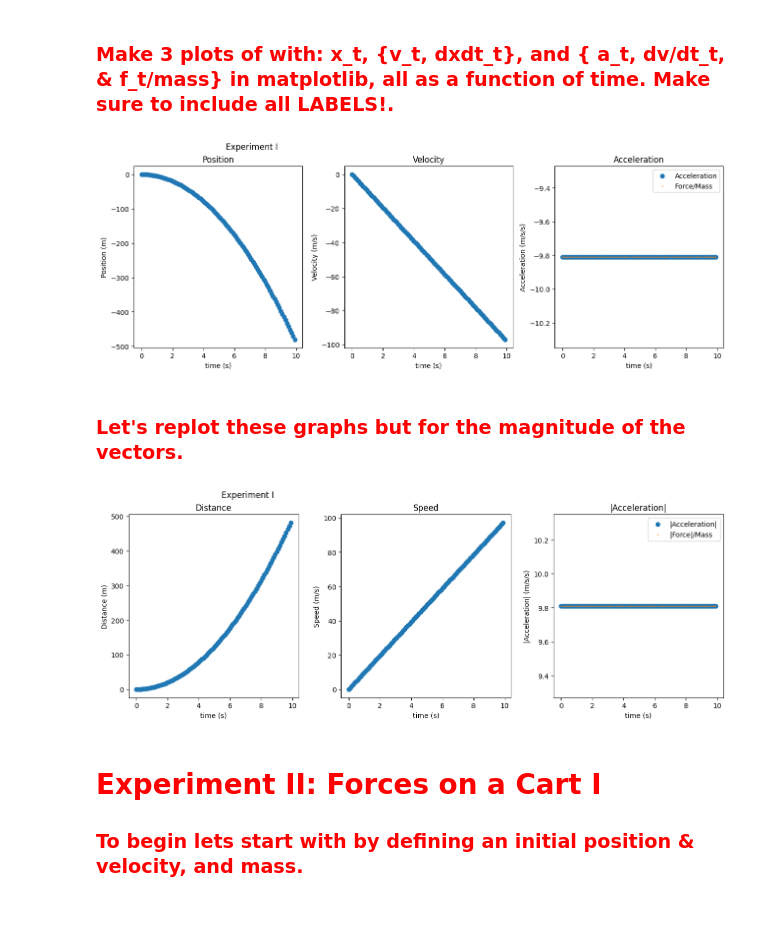
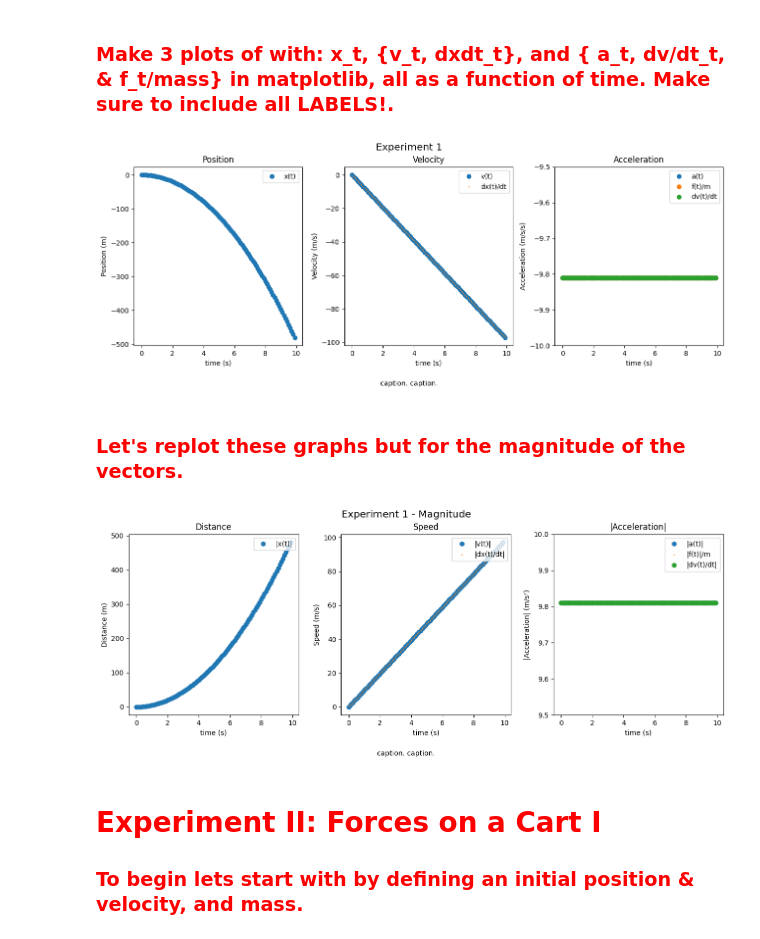
Before and after one commit to CalebAnderson22/PHY122, a Jupyter notebook: N2L_Anderson.ipynb, the cells around one changed output. Drawn from its saved outputs; the diff is of its cells as text; code cells hidden in the pictures; blank space fills up the shorter version.

```diff
--- a/N2L_Anderson.ipynb
+++ b/N2L_Anderson.ipynb
@@ -64,7 +66,7 @@ R_tx[0] = x_0 ## initialize the 0th position-trajectory entry to the initial-pos
 V_tx[0] = v_0 ## initialize the 0th velocity-trajectory entry to the initial-velocity
 A_tx[0] = f_gravity[0] / m ## initialize the 0th acceleration-trajectory entry according to Newton's 2nd Law
 for t in range(1, len(T)): ## iteratively run algorithm for all entries (for all time, excluding time 0)
-  R_tx[t] = R_tx[t-1] + V_tx[t-1] * dt + 0.5 * A_tx[t-1] * dt*dt ## Velocity-Verlet Step 1 : find new position from old data
+  R_tx[t] = R_tx[t-1] + V_tx[t-1] * dt + 0.5 * A_tx[t-1] * dt**2 ## Velocity-Verlet Step 1 : find new position from old data
   A_tx[t] = f_gravity[t-1] / m ## determine the t-th acceleration entry according to Newton's 2nd Law of the t-th force/mass
   V_tx[t] = V_tx[t-1] + 0.5 * ( A_tx[t-1] + A_tx[t] ) * dt ## Velocity-Verlet Step 3 : find new velociy from old data & new accleration
 # %% [markdown]
@@ -78,50 +80,69 @@ dVdt_tx = d(V_tx)/dt ## take numerical-time-derivative of the aforementioned vel
 ###   <font color='Red'> Make 3 plots of with: x_t, \{v_t, dxdt_t\}, and \{ a_t, dv/dt_t, & f_t/mass\} in matplotlib, all as a function of time. Make sure to include all LABELS!. </font>
 # %%
 fig, (ax1, ax2, ax3) = plt.subplots(1, 3)
-fig.suptitle('Experiment I')
-fig.subplots_adjust(hspace=0.01, wspace=0.25, right=2)
 
-ax1.scatter(T, R_tx[:,0])
+fig.text(1, 1, "Experiment 1", ha='center', fontsize='x-large')
+fig.subplots_adjust(hspace=0.01, wspace=0.25, right=2, top=0.93, bottom=0.17)
+caption = "caption."\
+            " caption."
+caption_wrapped = textwrap.fill(caption, width=150)
+fig.text(1, 0, caption_wrapped, ha='center')
+
+ax1.scatter(T, R_tx[:,0], label="x(t)")
 ax1.set_title("Position")
+ax1.legend(loc="upper right")
 ax1.set(xlabel='time (s)', ylabel='Position (m)')
 
-ax2.scatter(T, V_tx[:,0])
+ax2.scatter(T, V_tx[:,0], label="v(t)")
+ax2.scatter(T, dRdt_tx[:,0], s=0.5, label="dx(t)/dt")
 ax2.set_title("Velocity")
+ax2.legend(loc="upper right")
 ax2.set(xlabel='time (s)', ylabel='Velocity (m/s)')
 
-ax3.scatter(T, A_tx[:,0], label="Acceleration")
-ax3.scatter(T, f_gravity[:,0]/m, s=0.5, label="Force/Mass")
+ax3.scatter(T, A_tx[:,0], label="a(t)")
+ax3.scatter(T, f_gravity[:,0]/m, label="f(t)/m")
+ax3.scatter(T, dVdt_tx[:,0], label="dv(t)/dt")
+ax3.set_ylim(-10,-9.5)
 ax3.legend(loc="upper right")
 ax3.set_title("Acceleration")
 ax3.set(xlabel='time (s)', ylabel='Acceleration (m/s/s)')
 
 fig.show()
 # %% [output]
-[figure, old version]
+[figure, new version]
 # %% [markdown]
 ###   <font color='Red'> Let's replot these graphs but for the magnitude of the vectors. </font>
 # %%
 fig, (ax1, ax2, ax3) = plt.subplots(1, 3)
-fig.suptitle('Experiment I')
-fig.subplots_adjust(hspace=0.01, wspace=0.25, right=2)
+fig.text(1, 1, "Experiment 1 - Magnitude", ha='center', fontsize='x-large')
+fig.subplots_adjust(hspace=0.01, wspace=0.25, right=2, top=0.93, bottom=0.17)
+caption = "caption."\
+            " caption."
+caption_wrapped = textwrap.fill(caption, width=150)
+fig.text(1, 0, caption_wrapped, ha='center')
 
-ax1.scatter(T, norm(R_tx, axis=1))
+ax1.scatter(T, norm(R_tx, axis=1), label="|x(t)|")
+ax1.legend(loc="upper right")
 ax1.set_title("Distance")
 ax1.set(xlabel='time (s)', ylabel='Distance (m)')
 
-ax2.scatter(T, norm(V_tx, axis=1))
+ax2.scatter(T, norm(V_tx, axis=1), label="|v(t)|")
+ax2.scatter(T, norm(dRdt_tx, axis=1), s=0.5, label="|dx(t)/dt|")
+ax2.legend(loc="upper right")
 ax2.set_title("Speed")
 ax2.set(xlabel='time (s)', ylabel='Speed (m/s)')
 
-ax3.scatter(T, norm(A_tx, axis=1), label="|Acceleration|")
-ax3.scatter(T, norm(f_gravity, axis=1)/m, s=0.5, label="|Force|/Mass")
+ax3.scatter(T, norm(A_tx, axis=1), label="|a(t)|")
+ax3.scatter(T, norm(f_gravity, axis=1)/m, s=0.5, label="|f(t)|/m")
+ax3.scatter(T, norm(dVdt_tx, axis=1), label="|dv(t)/dt|")
+ax3.set_ylim(9.5, 10)
 ax3.legend(loc="upper right")
 ax3.set_title("|Acceleration|")
-ax3.set(xlabel='time (s)', ylabel='|Acceleration| (m/s/s)')
+ax3.set(xlabel='time (s)', ylabel='|Acceleration| (m/s\u00b2)')
 
 fig.show()
 # %% [output]
-[figure, old version]
+[figure, new version]
 # %% [markdown]
 #   <font color='Red'> **Experiment II: Forces on a Cart I** </font>
 
```
Also changed, not shown: parts of 7 cells of this notebook.
